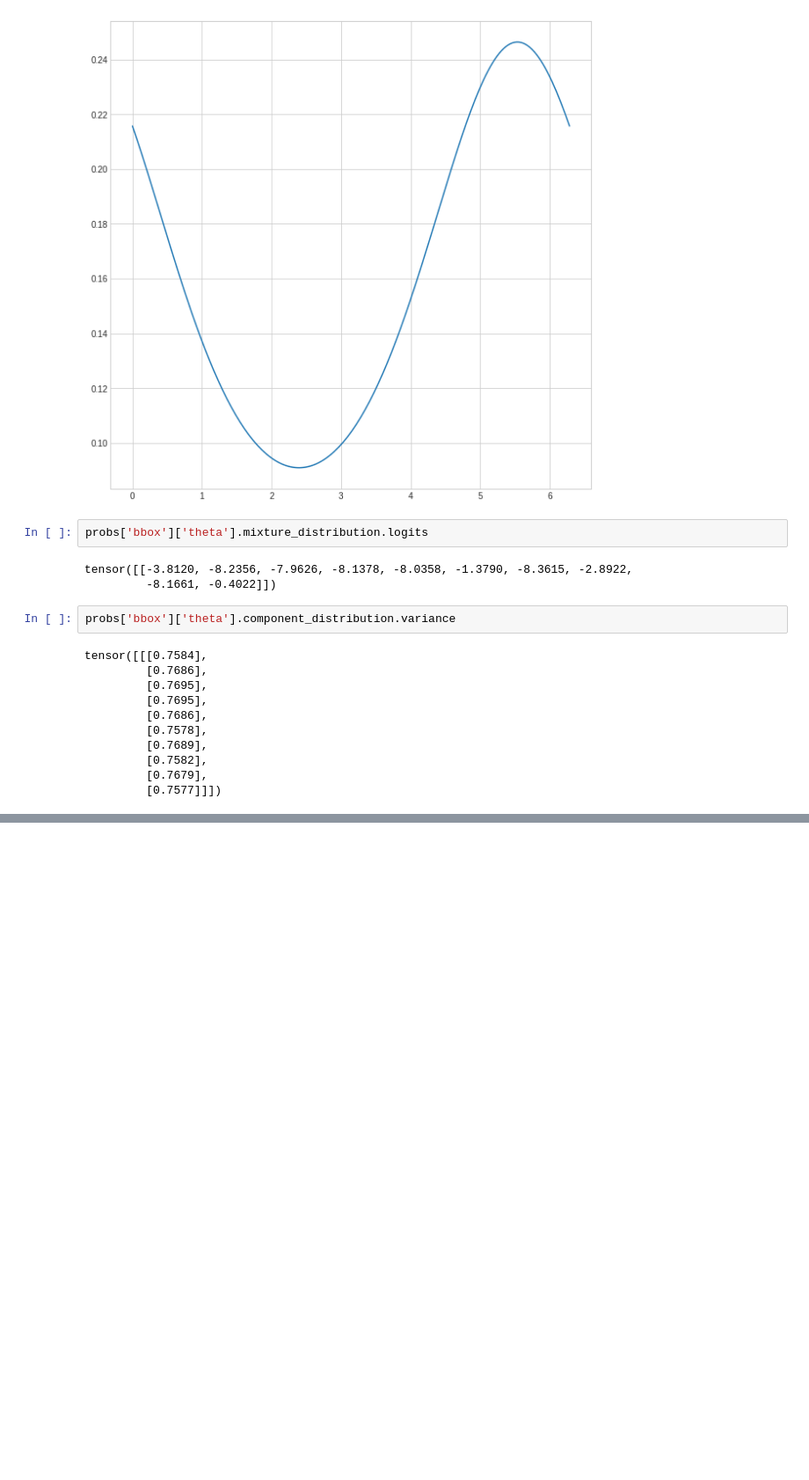
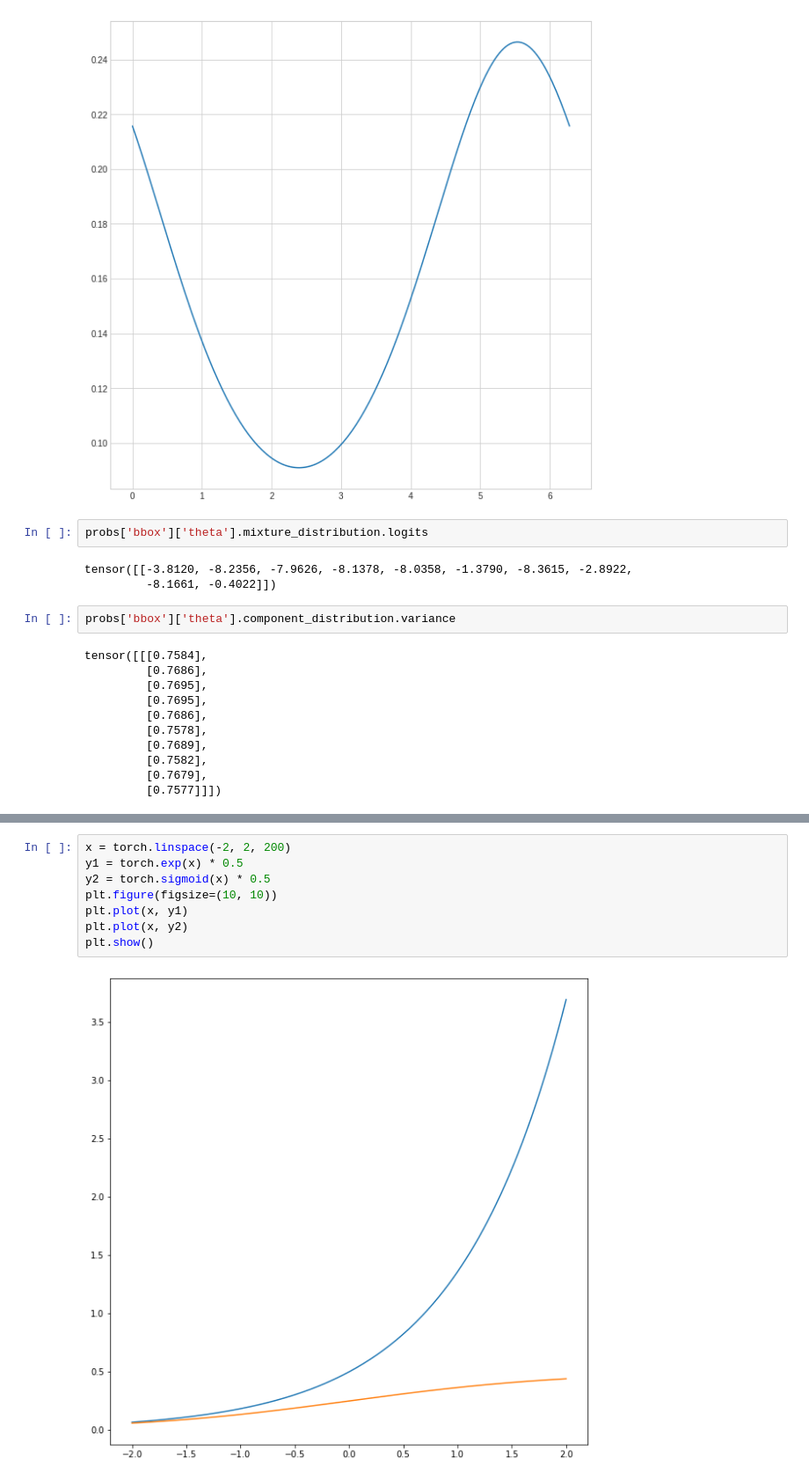
Before and after one commit to Abracadabra0/ATISS-Traffic, a Jupyter notebook: visualize.ipynb, the cells around one changed output, grey strips where cells are left out. Shown: that part at 88% size. Drawn from its saved outputs; the diff is of its cells as text; blank space fills up the shorter version.

```diff
--- a/visualize.ipynb
+++ b/visualize.ipynb
@@ -139,0 +197,10 @@ tensor([[[0.7584],
+# %%
+x = torch.linspace(-2, 2, 200)
+y1 = torch.exp(x) * 0.5
+y2 = torch.sigmoid(x) * 0.5
+plt.figure(figsize=(10, 10))
+plt.plot(x, y1)
+plt.plot(x, y2)
+plt.show()
+# %% [output]
+[figure, added]
```
Also changed, not shown: parts of 4 cells of this notebook, 1 other file.
